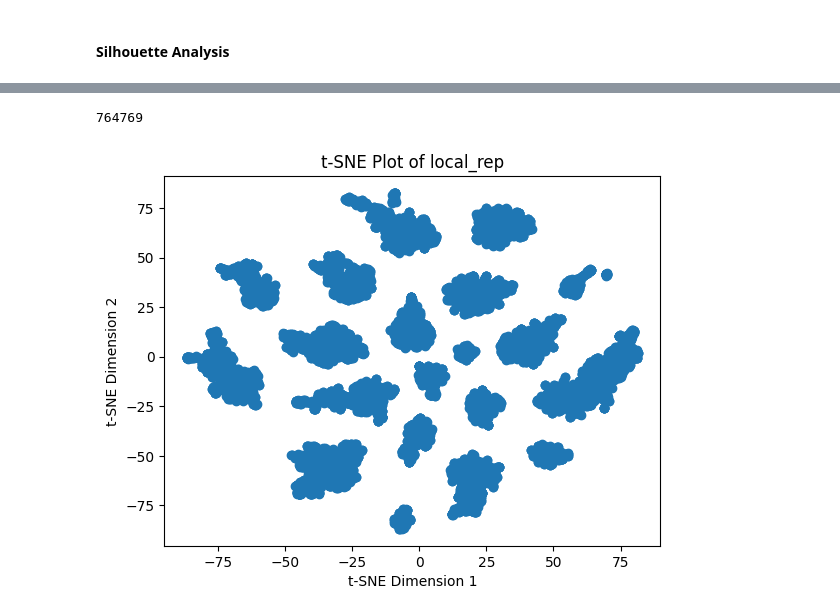
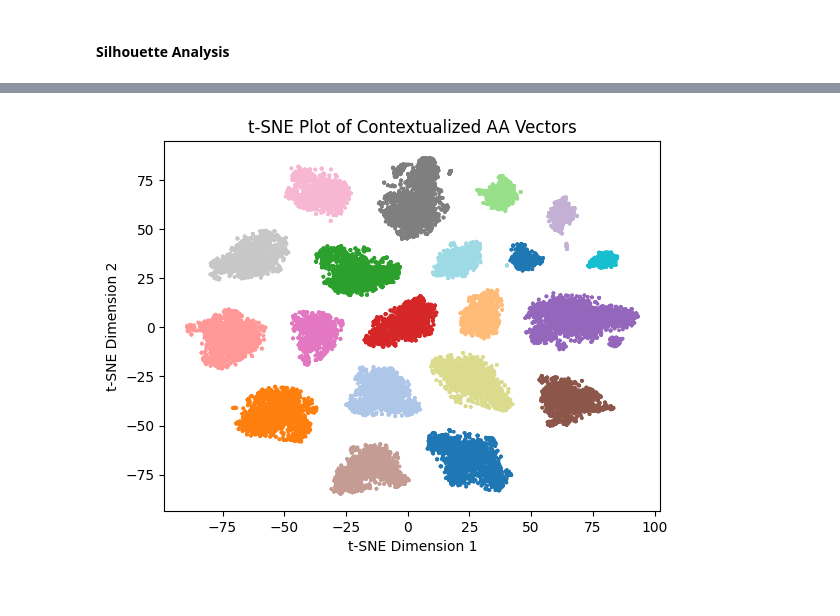
Before and after one commit to furkanakkurt1335/549-term-project, a Jupyter notebook: protein_embeddings/visualize_embeddings.ipynb, the cells around one changed output, grey strips where cells are left out. Cells and saved outputs as stored; diff of their text form; code cells hidden in the pictures.

```diff
--- a/protein_embeddings/visualize_embeddings.ipynb
+++ b/protein_embeddings/visualize_embeddings.ipynb
@@ -133,9 +133,15 @@ labels = dbscan.fit_predict(vector_list)
 # %%
 from sklearn.cluster import KMeans
 from sklearn.metrics import silhouette_score
+import random
 
+# Generate random indices to sample
+random_indices = np.random.choice(vector_list.shape[0], 35000, replace=False)
+
+# Use the random indices to select rows from the array
+sampled_data = vector_list[random_indices]
 # Define a range of k values
-k_values = range(20,21)
+k_values = range(15,40)
 
 # Initialize lists to store silhouette scores for each k
 silhouette_scores = []
@@ -143,8 +149,22 @@ silhouette_scores = []
 # Iterate over each k value
 for k in k_values:
     # Fit KMeans model
-    kmeans = KMeans(n_clusters=k, random_state=42,verbose=1)
-    cluster_labels = kmeans.fit_predict(vector_list)
+    print(f"AT K={k}")
+    kmeans = KMeans(n_clusters=k, random_state=42,verbose=0,n_init=10)
+    cluster_labels = kmeans.fit_predict(sampled_data)
 
-cluster_labels
+    # Calculate silhouette score
+    silhouette_avg = silhouette_score(sampled_data, cluster_labels)
+    silhouette_scores.append(silhouette_avg)
+
+    # Print silhouette score for each k
+    print(f"For k={k}, silhouette score: {silhouette_avg}")
+
+# Plot the silhouette scores
+plt.plot(k_values, silhouette_scores, marker='o')
+plt.title('Silhouette Score for Different Values of k')
+plt.xlabel('Number of Clusters (k)')
+plt.xticks(k_values)
+plt.ylabel('Silhouette Score')
+plt.show()
 # %% [output]
@@ -169,4 +188,0 @@ array([2, 7, 0, ..., 0, 9, 3])
-# %%
-len(cluster_labels)
-# %% [output]
-764769
@@ -173,18 +192,14 @@ len(cluster_labels)
 # %%
-
-
 # Perform t-SNE dimensionality reduction
 tsne = TSNE(n_components=2, random_state=42,perplexity=40)
-tsne_result = tsne.fit_transform(vector_list[:10000])
+tsne_result = tsne.fit_transform(sampled_data)
 # %%
-
-
 # Plot the t-SNE results
-plt.scatter(tsne_result[:, 0], tsne_result[:, 1])
-plt.title('t-SNE Plot of local_rep')
+plt.scatter(tsne_result[:, 0], tsne_result[:, 1],c=local_rep_aa_list[random_indices], cmap="tab20", s=3)
+plt.title('t-SNE Plot of Contextualized AA Vectors')
 plt.xlabel('t-SNE Dimension 1')
 plt.ylabel('t-SNE Dimension 2')
 plt.show()
 # %% [output]
-[figure, old version]
+[figure, new version]
 # %%
```
Also changed, not shown: parts of 5 cells of this notebook.
